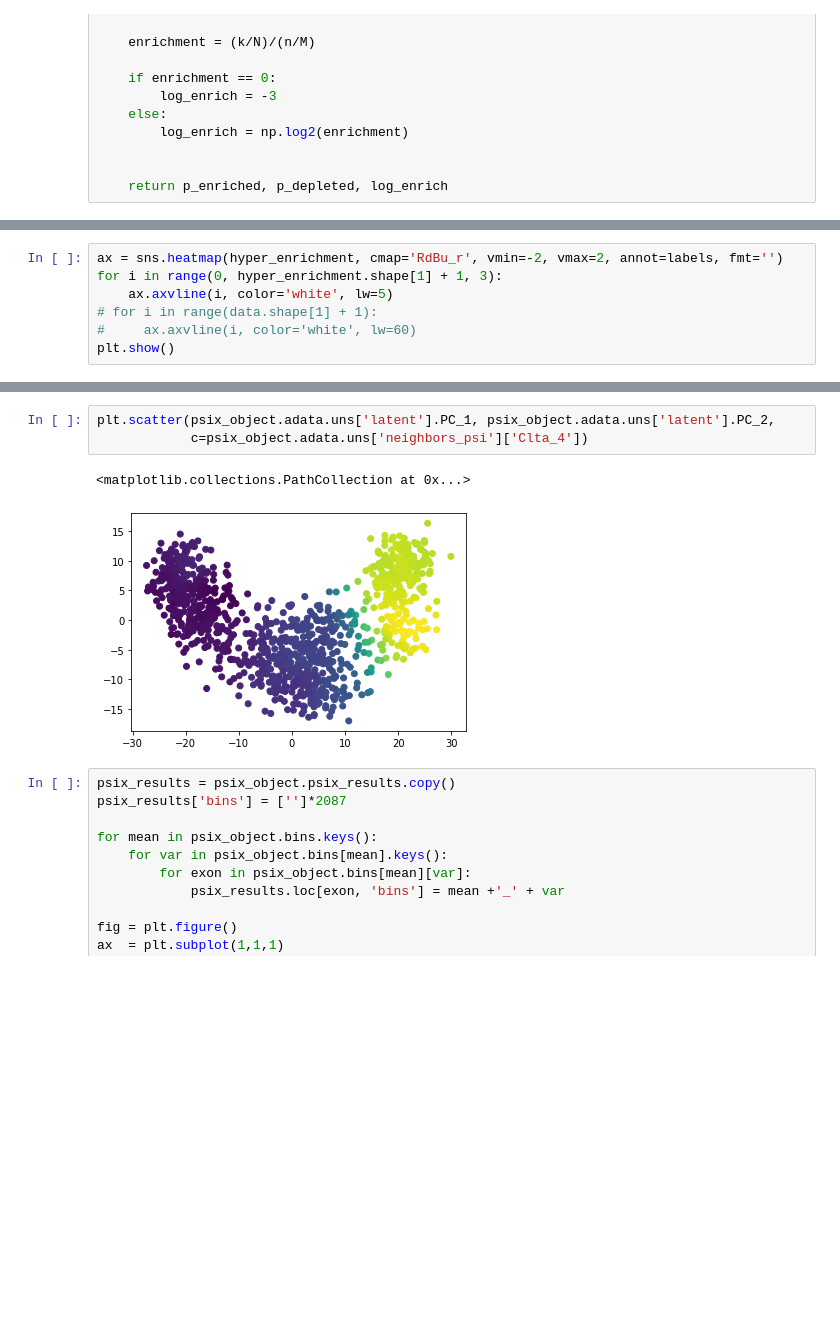
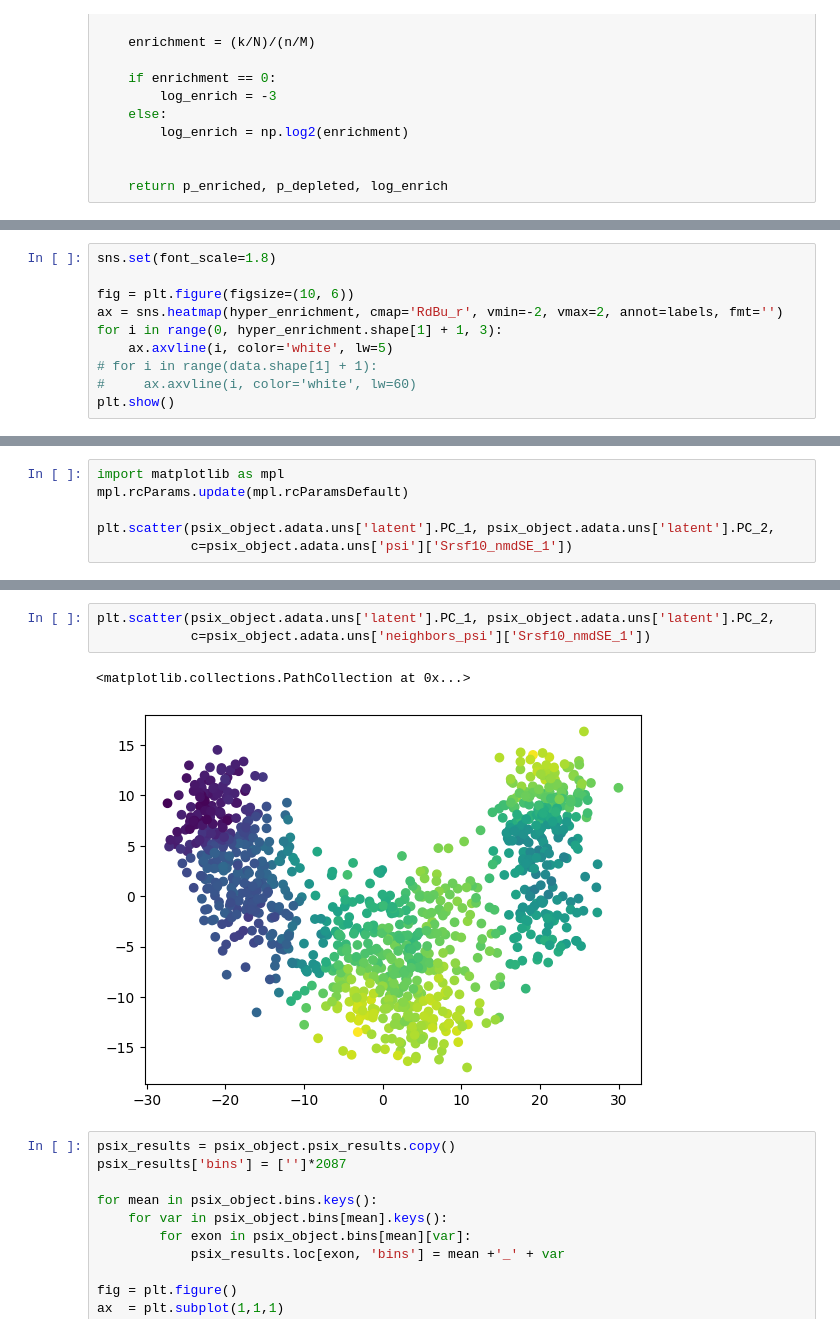
Before and after one commit to lareaulab/analysis_psix, a Jupyter notebook: mouse_brain_development/mouse_brain_development.ipynb, the cells around one changed output, grey strips where cells are left out. Drawn from its saved outputs; the diff is of its cells as text; blank space fills up the shorter version.

```diff
--- a/mouse_brain_development/mouse_brain_development.ipynb
+++ b/mouse_brain_development/mouse_brain_development.ipynb
@@ -474,6 +478,9 @@ for exon in hyper_enrich_significance.index:
             labels.loc[exon, rbp] = ''
 # from statsmodels.stats.multitest import multipletests
 # %%
+sns.set(font_scale=1.8)
+
+fig = plt.figure(figsize=(10, 6))
 ax = sns.heatmap(hyper_enrichment, cmap='RdBu_r', vmin=-2, vmax=2, annot=labels, fmt='')
 for i in range(0, hyper_enrichment.shape[1] + 1, 3):
     ax.axvline(i, color='white', lw=5)
@@ -504,0 +513,6 @@ Name: Srsf7_nmdSE_1, dtype: float64
+# %%
+import matplotlib as mpl
+mpl.rcParams.update(mpl.rcParamsDefault)
+
+plt.scatter(psix_object.adata.uns['latent'].PC_1, psix_object.adata.uns['latent'].PC_2,
+            c=psix_object.adata.uns['psi']['Srsf10_nmdSE_1'])
@@ -505,9 +522,9 @@ Name: Srsf7_nmdSE_1, dtype: float64
 # %%
 plt.scatter(psix_object.adata.uns['latent'].PC_1, psix_object.adata.uns['latent'].PC_2,
-            c=psix_object.adata.uns['neighbors_psi']['Clta_4'])
+            c=psix_object.adata.uns['neighbors_psi']['Srsf10_nmdSE_1'])
 # %% [output]
 <matplotlib.collections.PathCollection at 0x...>
-[figure, old version]
+[figure, new version]
 # %%
 psix_results = psix_object.psix_results.copy()
 psix_results['bins'] = ['']*2087
```
Also changed, not shown: parts of 18 cells of this notebook, 57 other files.
